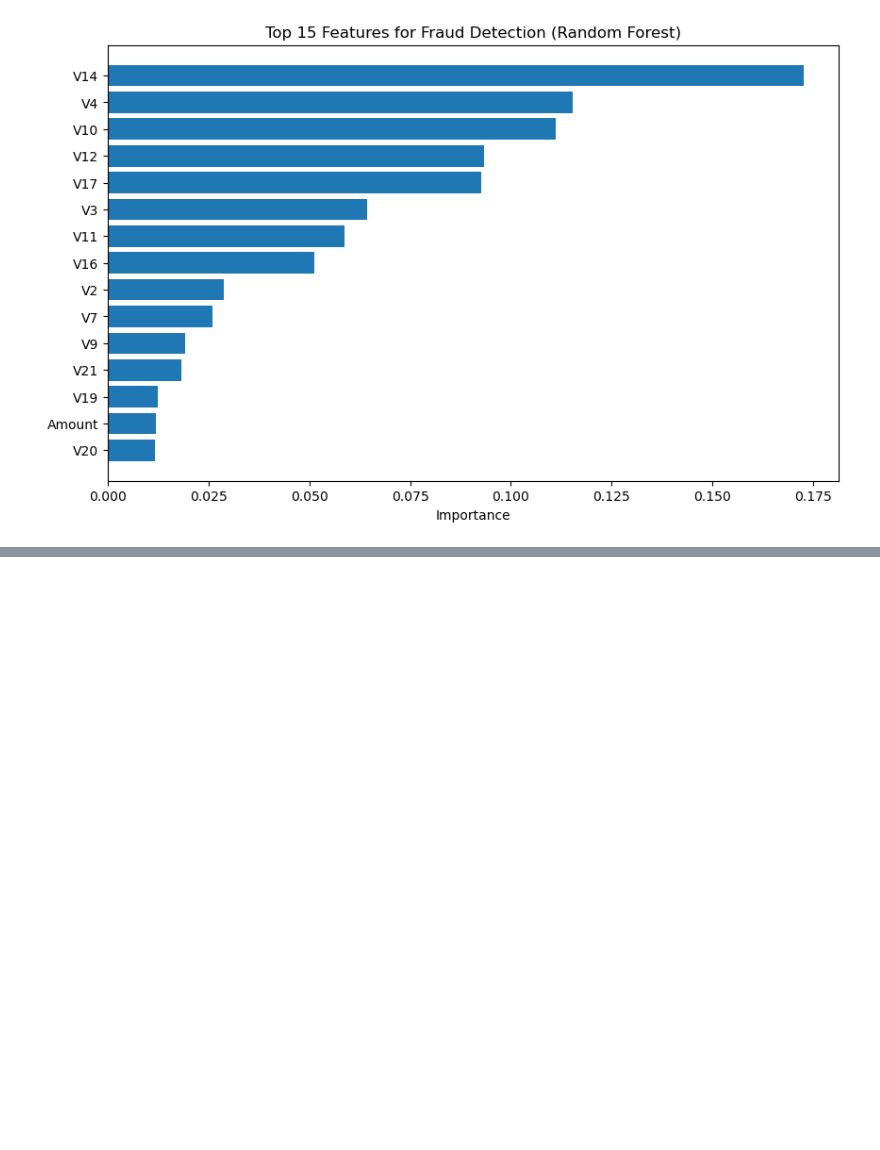
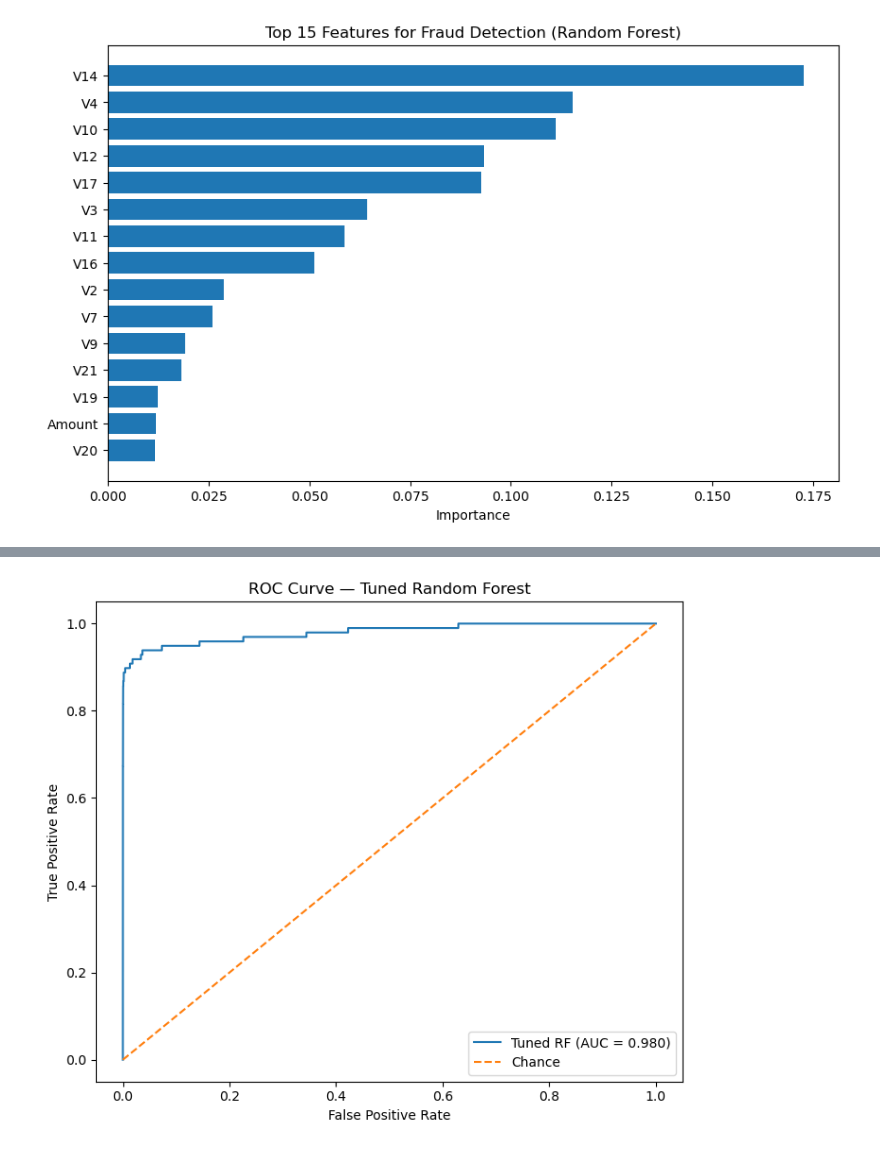
Before and after one commit to NesliPU/credit-card-fraud-detection, a Jupyter notebook: fraud-detection.ipynb, the cells around one changed output, grey strips where cells are left out. Saved outputs shown, nothing was run; the diff lists cells and outputs as text; code cells hidden in the pictures; blank space fills up the shorter version.

Commit message:
Fine-tuning RF hyperparameters

```diff
--- a/fraud-detection.ipynb
+++ b/fraud-detection.ipynb
@@ -305,3 +305,90 @@ plt.savefig("images/feature_importance.png", dpi=300, bbox_inches="tight")
 plt.show()
 # %% [output]
 [figure]
+# %%
+# Fine-tuning RF
+# Split data into 5: use 4 for training and 1 for validation, train each fold 5 times
+from sklearn.model_selection import StratifiedKFold, GridSearchCV
+from sklearn.ensemble import RandomForestClassifier
+from sklearn.metrics import (
+    roc_auc_score, average_precision_score, classification_report,
+    roc_curve, precision_recall_curve
+)
+import pandas as pd
+import matplotlib.pyplot as plt
+import os
+
+cv = StratifiedKFold(n_splits=5, shuffle=True, random_state=42)
+
+# starting model
+base_rf = RandomForestClassifier(class_weight="balanced", n_jobs=-1, random_state=42)
+
+# Define hyperparameters to be varied
+param_grid = {
+    "n_estimators": [100, 200],
+    "max_depth": [8, 12],
+    "min_samples_split": [2, 5],
+    "min_samples_leaf": [1, 2],
+    "max_features": ["sqrt"]
+}
+# (2^4)*5=80 model fits  <-- your note; clarification: 16 combos (2*2*2*2*1) * 5 folds = 80 fits
+
+# find the best fit
+scoring = {"roc_auc": "roc_auc", "average_precision": "average_precision"}
+gs = GridSearchCV(
+    estimator=base_rf,
+    param_grid=param_grid,
+    scoring=scoring,
+    refit="roc_auc",
+    cv=cv,
+    n_jobs=-1,        # use all CPU cores
+    verbose=1
+)
+gs.fit(X_train, y_train)
+print("Best params (by ROC AUC):", gs.best_params_)
+print("Best CV ROC AUC:", gs.best_score_)
+
+# check results
+cvres = pd.DataFrame(gs.cv_results_).sort_values("mean_test_roc_auc", ascending=False)
+display(cvres.head(5)[[
+    "mean_test_roc_auc", "mean_test_average_precision",
+    "param_n_estimators", "param_max_depth",
+    "param_min_samples_split", "param_min_samples_leaf",
+    "param_max_features"
+]])
+
+# evaluate w/ the best tune
+best_rf = gs.best_estimator_
+y_proba = best_rf.predict_proba(X_test)[:, 1]
+y_pred  = best_rf.predict(X_test)
+
+# Fixed: Added y_true (y_test) and y_score (y_proba) arguments to the scoring functions
+print("Test ROC AUC:", roc_auc_score(y_test, y_proba))
+print("Test PR AUC (AP):", average_precision_score(y_test, y_proba))
+# Fixed: Added y_true (y_test) and y_pred arguments to classification_report
+print(classification_report(y_test, y_pred))
+
+# plot ROC and PR curves
+os.makedirs("images", exist_ok=True)
+
+# --- ROC ---
+fpr, tpr, _ = roc_curve(y_test, y_proba)
+fig, ax = plt.subplots(figsize=(7,6))
+ax.plot(fpr, tpr, label=f"Tuned RF (AUC = {roc_auc_score(y_test, y_proba):.3f})")
+ax.plot([0,1], [0,1], "--", label="Chance")
+ax.set_xlabel("False Positive Rate"); ax.set_ylabel("True Positive Rate")
+ax.set_title("ROC Curve — Tuned Random Forest"); ax.legend()
+fig.tight_layout()
+fig.savefig("images/roc_curve_best_rf.png", dpi=300, bbox_inches="tight")
+plt.show()
+
+# --- Precision–Recall ---
+prec, rec, _ = precision_recall_curve(y_test, y_proba)
+fig, ax = plt.subplots(figsize=(7,6))
+ax.plot(rec, prec, label=f"Tuned RF (AP = {average_precision_score(y_test, y_proba):.3f})")
+ax.set_xlabel("Recall"); ax.set_ylabel("Precision")
+ax.set_title("Precision–Recall Curve — Tuned Random Forest"); ax.legend()
+fig.tight_layout()
+fig.savefig("images/precision_recall_best_rf.png", dpi=300, bbox_inches="tight")
+plt.show()
+# %% [output]
@@ -307,0 +414 @@ plt.show()
+[figure, added]
```
Also changed, not shown: parts of 1 cell of this notebook, 1 other file.
